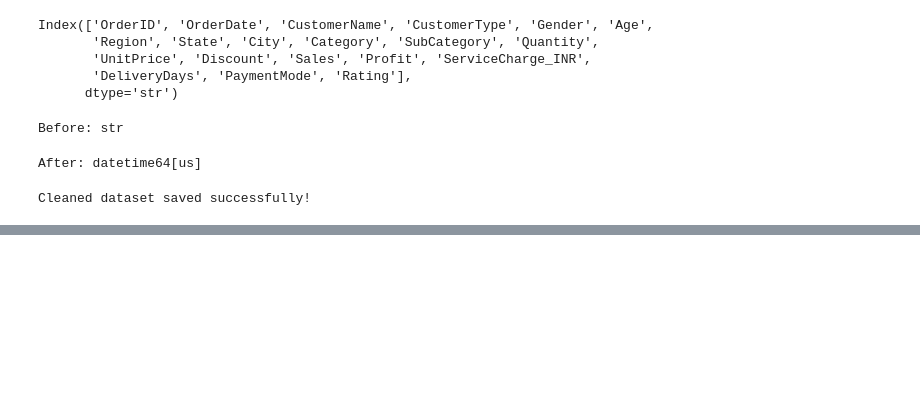
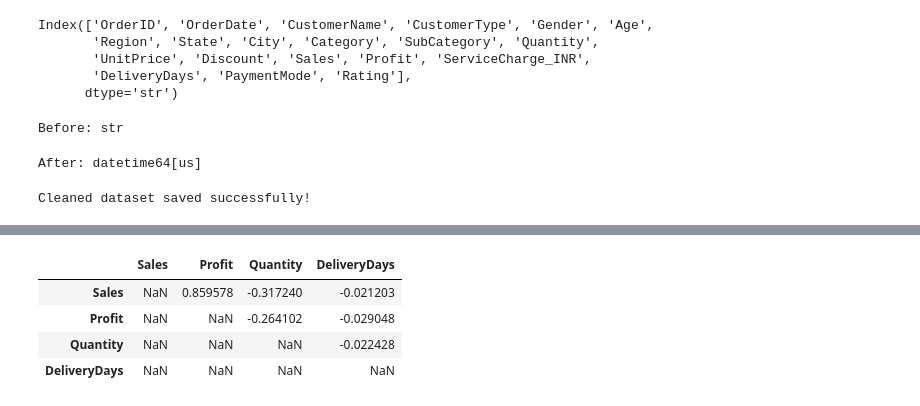
Before and after one commit to VrushaliAPoojary/Data-Analysis, a Jupyter notebook: notebooks/StayEase_Analysis.ipynb, the cells around one changed output, grey strips where cells are left out. Cells and saved outputs as stored; diff of their text form; code cells hidden in the pictures; blank space fills up the shorter version.

```diff
--- a/notebooks/StayEase_Analysis.ipynb
+++ b/notebooks/StayEase_Analysis.ipynb
@@ -326,0 +401,12 @@ Cleaned dataset saved successfully!
+# %%
+corr_pairs = correlation_matrix.where(
+    np.triu(np.ones(correlation_matrix.shape), k=1).astype(bool)
+)
+
+corr_pairs
+# %% [output]
+|  | Sales | Profit | Quantity | DeliveryDays |
+| Sales | NaN | 0.859578 | -0.317240 | -0.021203 |
+| Profit | NaN | NaN | -0.264102 | -0.029048 |
+| Quantity | NaN | NaN | NaN | -0.022428 |
+| DeliveryDays | NaN | NaN | NaN | NaN |
```
Also changed, not shown: parts of 14 cells of this notebook, 1 other file.
